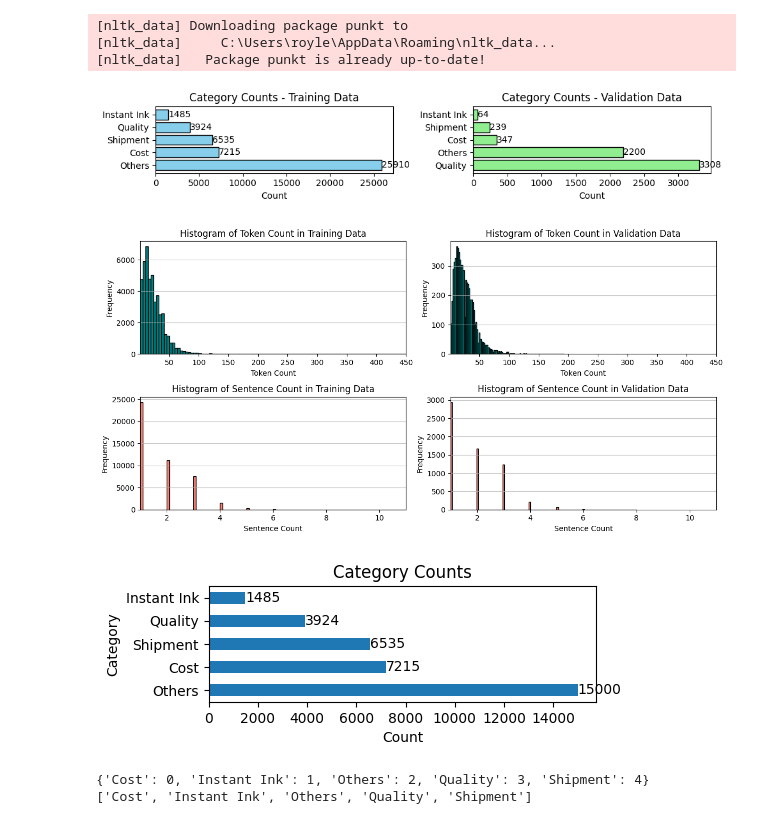
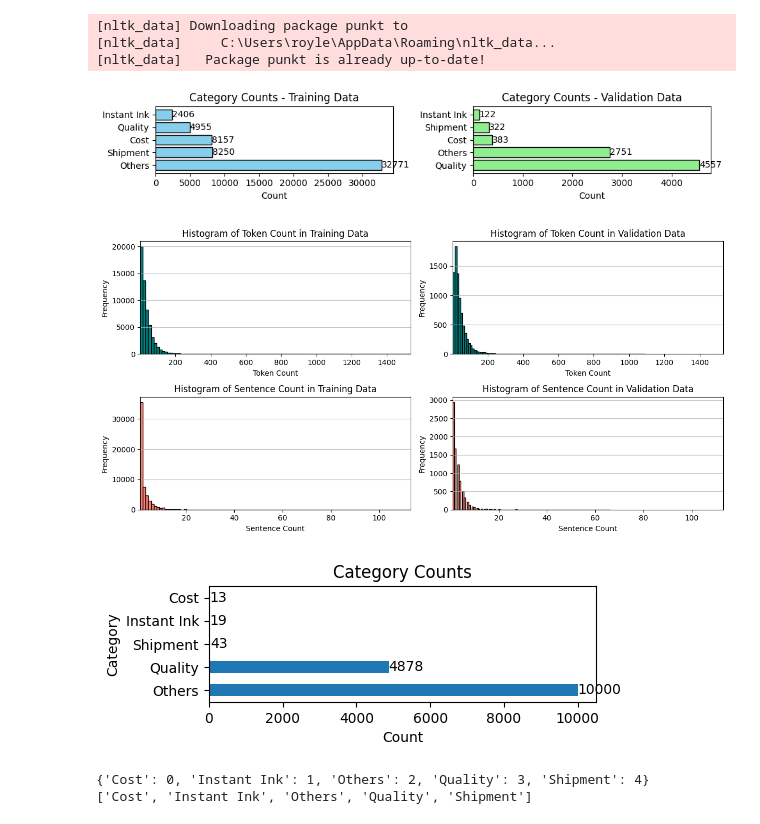
Before and after one commit to wd686/InkSightAnalyzer, a Jupyter notebook: distilbert (category).ipynb, the cells around one changed output. Saved outputs shown, nothing was run; the diff lists cells and outputs as text; code cells hidden in the pictures.

```diff
--- a/distilbert (category).ipynb
+++ b/distilbert (category).ipynb
@@ -64,8 +64,8 @@ def count_sentences(text):
 df['sentence_count'] = df['Combined Text'].apply(count_sentences)
 
 # 2.2 Filter by Review Length and/or Tokens
-token_threshold = 40
-sentence_threshold = 3
+token_threshold = 999
+sentence_threshold = 999
 df = df[(df['token_count'] <= token_threshold) | (df['sentence_count'] <= sentence_threshold)]
 
 # 3. Filter by Date,  Training: <Apr-24, Validation: Apr-24)
@@ -77,6 +77,7 @@ cutoff_date2 = pd.to_datetime(mmm_yy2, format='%b-%y')
 
 training_df = df[(df['date'] >= cutoff_date1) & (df['date'] < cutoff_date2)].sort_values('date', ascending=False)
 validation_df = df[df['date'] == cutoff_date2]
+total_df = df
 
 
 ### Plotting bar chart for visual inspection and comparison
@@ -106,7 +107,7 @@ axes[1].set_title('Category Counts - Validation Data')
 plt.tight_layout()
 plt.show()
 # %% [output]
-[figure, old version]
+[figure, new version]
 # %%
 # Create subplots: 2 rows and 2 columns
 fig, axes = plt.subplots(nrows=2, ncols=2, figsize=(12, 6))
@@ -154,24 +155,24 @@ axes[1, 1].grid(axis='y', alpha=0.75)
 plt.tight_layout()
 plt.show()
 # %% [output]
-[figure, old version]
+[figure, new version]
 # %%
 # sample equal no. of records from each label
-n_sample = 15000
+n_sample = 10000
 # sampled_df = (training_df.groupby('max_predicted_aspect').apply(lambda x: x.sample(n=min(len(x), n_sample), random_state=93)).reset_index(drop=True))   #random sampling
 sampled_df = (training_df.groupby('max_predicted_aspect').apply(lambda x: x.head(n=min(len(x), n_sample))).reset_index(drop=True))                      #most recent
 
 value_counts = sampled_df['max_predicted_aspect'].value_counts()
 
 # horizontal bar chart plot
 plt.figure(figsize=(5, 1.5))
 ax = value_counts.plot(kind='barh')
 for i in ax.containers:
     ax.bar_label(i)
 
 plt.xlabel('Count')
 plt.ylabel('Category')
 plt.title('Category Counts')
 plt.show()
 # %% [output]
-[figure, old version]
+[figure, new version]
```
Also changed, not shown: parts of 8 cells of this notebook.
